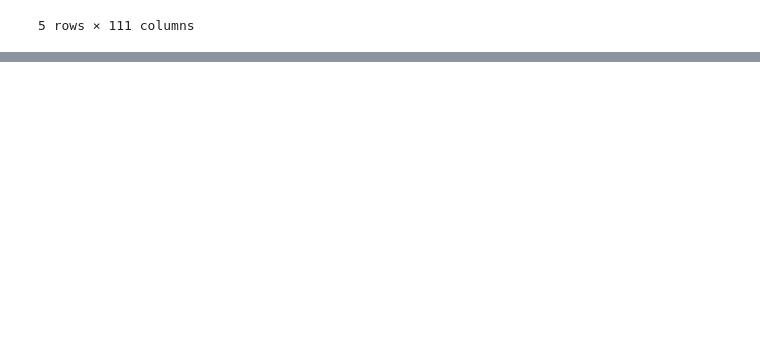
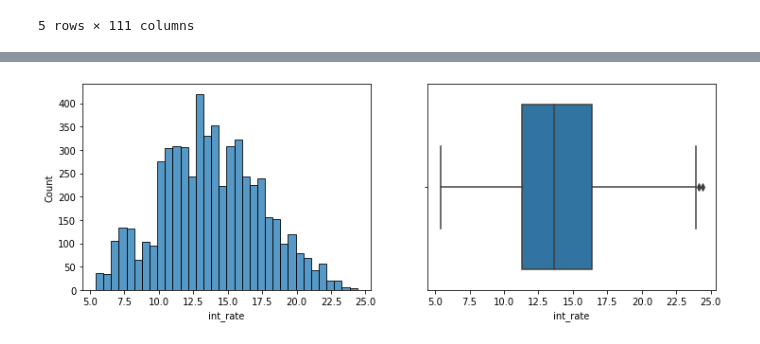
Before and after one commit to vighu0710/LendingClubCaseStudy, a Jupyter notebook: Lending Club Case Study.ipynb, the cells around one changed output, grey strips where cells are left out. Drawn from its saved outputs; the diff is of its cells as text; code cells hidden in the pictures; blank space fills up the shorter version.

```diff
--- a/Lending Club Case Study.ipynb
+++ b/Lending Club Case Study.ipynb
@@ -666,0 +428,14 @@ LoanDf.shape
+# %%
+# Distribution of Interest Rate among Charged-off category
+plt.figure(figsize=[12,4])
+plt.subplot(1,2,1)
+sns.histplot(chargedOffLoanDF["int_rate"])
+
+plt.subplot(1,2,2)
+sns.boxplot(data=chargedOffLoanDF, x="int_rate")
+plt.show()
+
+# Observation
+# Majority of Interest Rate falls between 11% - 17% for an charged-off Loan
+# %% [output]
+[figure, added]
```
Also changed, not shown: parts of 189 cells of this notebook.
